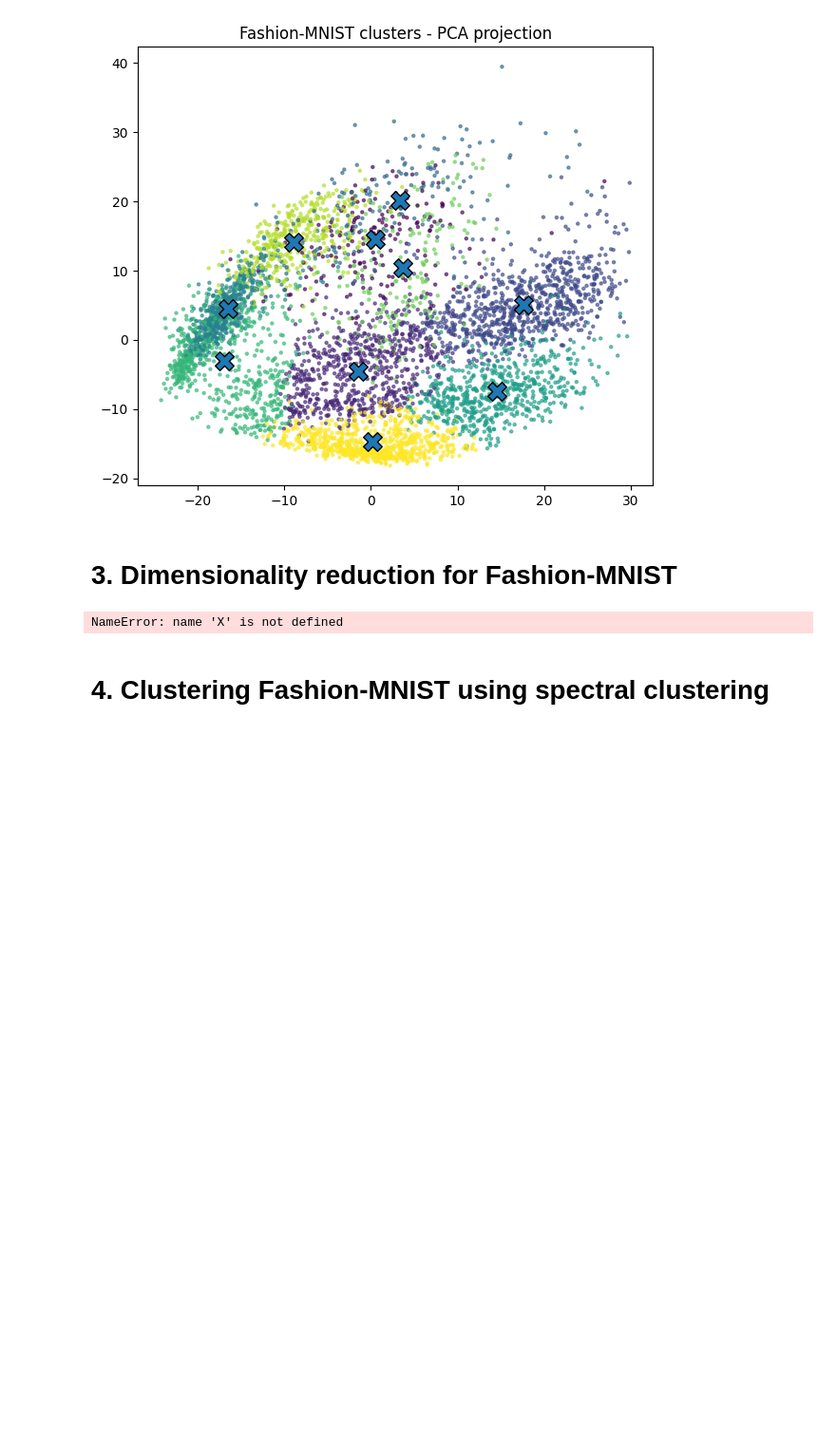
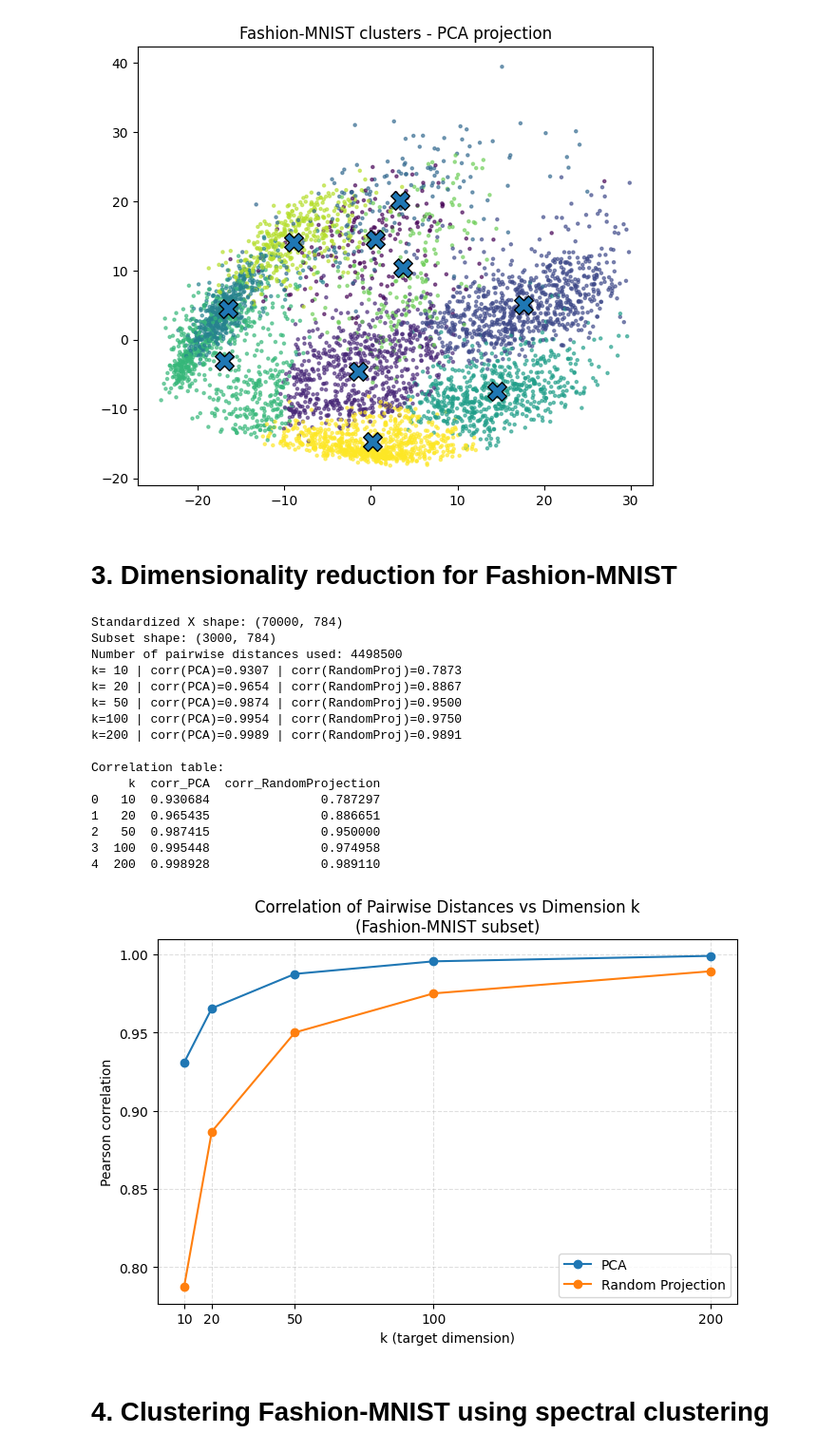
Before and after one commit to Haoqing2001/Math-5750-Project2, a Jupyter notebook: project2.ipynb, the cells around one changed output. Shown at 95% size. Drawn from its saved outputs; the diff is of its cells as text; code cells hidden in the pictures; blank space fills up the shorter version.

```diff
--- a/project2.ipynb
+++ b/project2.ipynb
@@ -244,48 +248,71 @@ D_orig = pairwise_distances(X_sub, metric="euclidean")
 triu_idx = np.triu_indices_from(D_orig, k=1)
 d_orig_vec = D_orig[triu_idx]
 print("Number of pairwise distances used:", d_orig_vec.shape[0])
 
 # save result
 corr_pca = []
 corr_rp  = []
 
 # ========== Implement both PCA and Random Projection methods for target dimensions k ∈ {10,20,50,100,200}
 # ========== For each reduced dataset, compute the correlation between pairwise distances in the original standardized space and the reduced space.
 
 for k in KS:
-    # PCA
-    pca = PCA(n_components=k)
-    X_pca = pca.fit_transform(X_sub)
-    D_pca = pairwise_distances(X_pca)
-    c_pca = np.corrcoef(d_orig, D_pca[triu_idx])[0, 1]
-    corr_pca.append(c_pca)
+    # --- PCA ---
+    pca = PCA(n_components=k, svd_solver="randomized")
+    X_pca = pca.fit_transform(X_sub)  # (N_sub, k)
+    D_pca = pairwise_distances(X_pca, metric="euclidean", n_jobs=-1)
+    d_pca_vec = D_pca[triu_idx]
+    c_pca = np.corrcoef(d_orig_vec, d_pca_vec)[0, 1]
+    corr_pca.append(float(c_pca))
 
-    # Random projection
-    rp = GaussianRandomProjection(n_components=k)
-    X_rp = rp.fit_transform(X_sub)
-    D_rp = pairwise_distances(X_rp)
-    c_rp = np.corrcoef(d_orig, D_rp[triu_idx])[0, 1]
-    corr_rp.append(c_rp)
+    # --- Gaussian Random Projection ---
+    grp = GaussianRandomProjection(n_components=k)
+    X_rp = grp.fit_transform(X_sub)   # (N_sub, k)
+    D_rp = pairwise_distances(X_rp, metric="euclidean", n_jobs=-1)
+    d_rp_vec = D_rp[triu_idx]
+    c_rp = np.corrcoef(d_orig_vec, d_rp_vec)[0, 1]
+    corr_rp.append(float(c_rp))
 
     print(f"k={k:3d} | corr(PCA)={c_pca:.4f} | corr(RandomProj)={c_rp:.4f}")
 
-df = pd.DataFrame({"k": KS, "PCA": corr_pca, "RandomProj": corr_rp})
-print(df)
+df_corr = pd.DataFrame({
+    "k": KS,
+    "corr_PCA": corr_pca,
+    "corr_RandomProjection": corr_rp
+})
+print("\nCorrelation table:")
+print(df_corr)
 
 # ========== Make a plot of this correlation vs. k for the two methods
 plt.figure(figsize=(7, 5))
 plt.plot(KS, corr_pca, marker='o', label='PCA')
 plt.plot(KS, corr_rp,  marker='o', label='Random Projection')
 plt.title("Correlation of Pairwise Distances vs Dimension k\n(Fashion-MNIST subset)")
 plt.xlabel("k (target dimension)")
 plt.ylabel("Pearson correlation")
 plt.xticks(KS)
 plt.legend()
 plt.grid(True, linestyle='--', alpha=0.4)
 plt.tight_layout()
 plt.show()
 # %% [output]
-NameError: name 'X' is not defined
+Standardized X shape: (70000, 784)
+Subset shape: (3000, 784)
+Number of pairwise distances used: 4498500
+k= 10 | corr(PCA)=0.9307 | corr(RandomProj)=0.7873
+k= 20 | corr(PCA)=0.9654 | corr(RandomProj)=0.8867
+k= 50 | corr(PCA)=0.9874 | corr(RandomProj)=0.9500
+k=100 | corr(PCA)=0.9954 | corr(RandomProj)=0.9750
+k=200 | corr(PCA)=0.9989 | corr(RandomProj)=0.9891
+
+Correlation table:
+     k  corr_PCA  corr_RandomProjection
+0   10  0.930684               0.787297
+1   20  0.965435               0.886651
+2   50  0.987415               0.950000
+3  100  0.995448               0.974958
+4  200  0.998928               0.989110
+[figure, added]
 # %% [markdown]
 # 4. Clustering Fashion-MNIST using spectral clustering
 # %%
```
Also changed, not shown: parts of 5 cells of this notebook.
